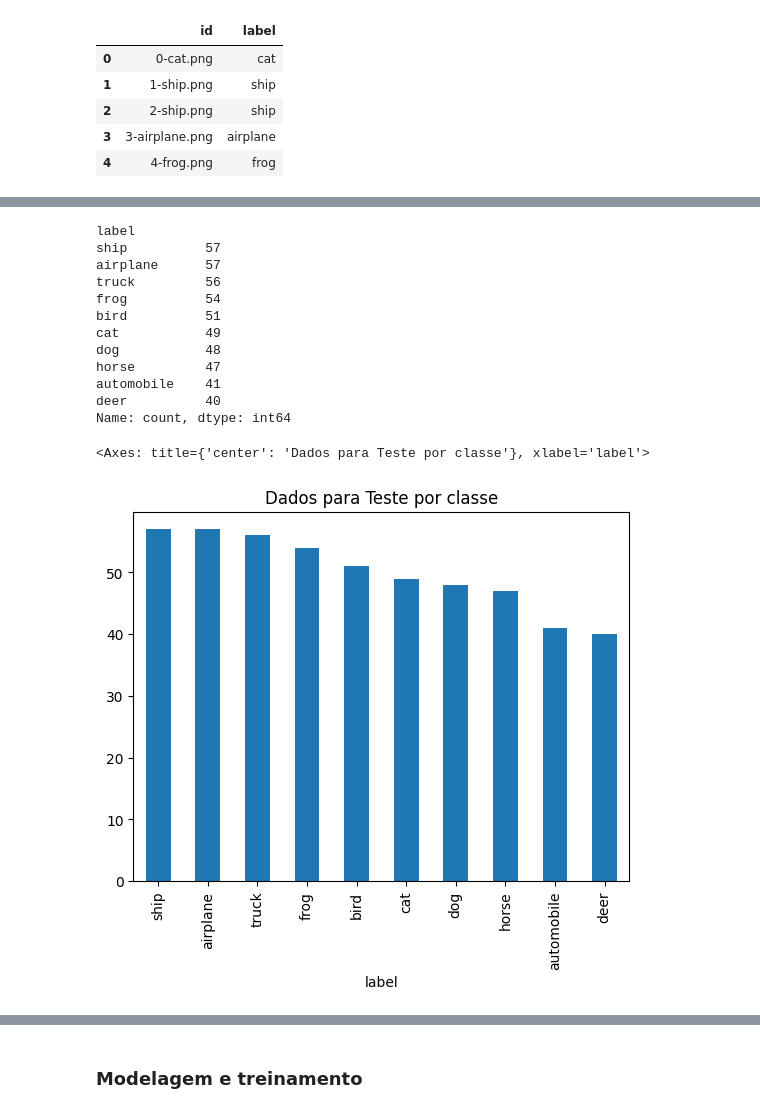
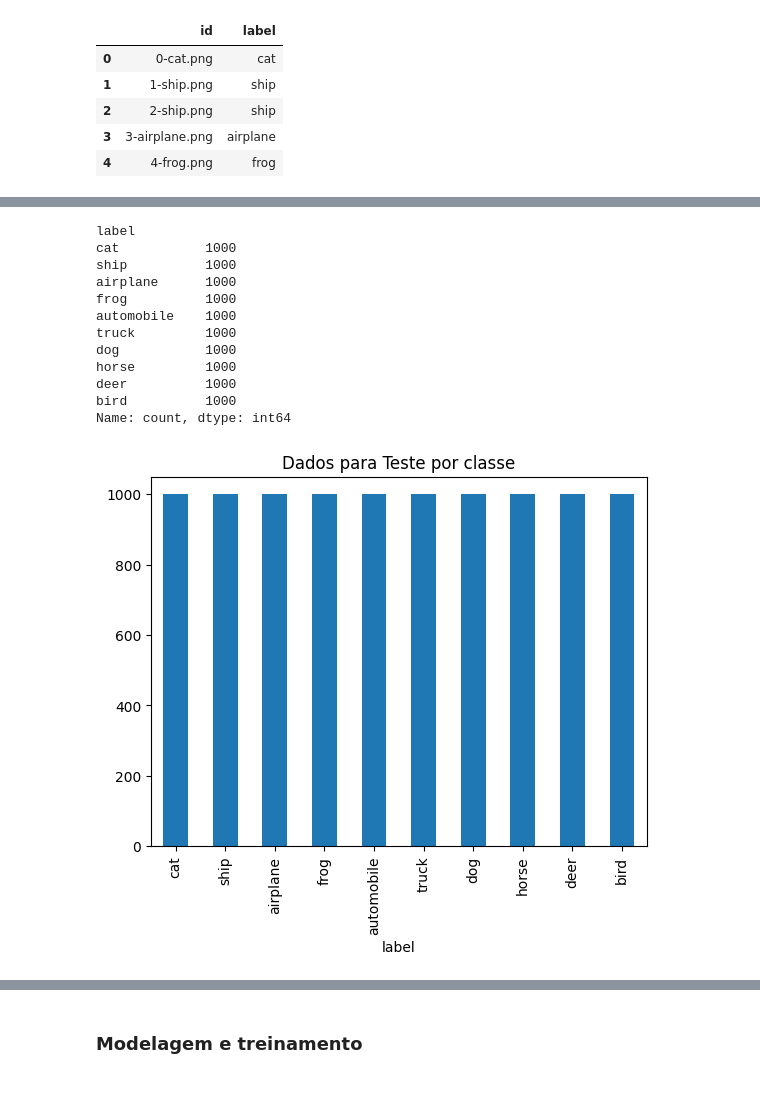
Before and after one commit to luis-rveiga/pucrj-cienciadadosanalytics, a Jupyter notebook: mvp-sprint-ii-machine-learning-analytics/deep-learning/mvp-sprint-ii-deep-learnig-final.ipynb, the cells around one changed output, grey strips where cells are left out. Cells and saved outputs as stored; diff of their text form; code cells hidden in the pictures.

```diff
--- a/mvp-sprint-ii-machine-learning-analytics/deep-learning/mvp-sprint-ii-deep-learnig-final.ipynb
+++ b/mvp-sprint-ii-machine-learning-analytics/deep-learning/mvp-sprint-ii-deep-learnig-final.ipynb
@@ -261,3 +251,8 @@ v_test_samples = 500 #X_test.shape[0]
+# %%
+# v_train_samples = 1000
+# v_test_samples = 200
+v_train_samples = X_train.shape[0]
+v_test_samples = X_test.shape[0]
 # %%
 train_samples = v_train_samples
 
@@ -309,21 +305,22 @@ Name: count, dtype: int64
 # %%
-print((test_df['label']).value_counts())
-test_df['label'].value_counts().plot.bar(title='Dados para Teste por classe')
+# print((test_df['label']).value_counts())
+# test_df['label'].value_counts().plot.bar(title='Dados para Teste por classe')
+
+plot_dataset_class(test_df, 'Dados para Teste por classe')
 # %% [output]
 label
-ship          57
-airplane      57
-truck         56
-frog          54
-bird          51
-cat           49
-dog           48
-horse         47
-automobile    41
-deer          40
+cat           1000
+ship          1000
+airplane      1000
+frog          1000
+automobile    1000
+truck         1000
+dog           1000
+horse         1000
+deer          1000
+bird          1000
 Name: count, dtype: int64
-<Axes: title={'center': 'Dados para Teste por classe'}, xlabel='label'>
-[figure, old version]
+[figure, new version]
 # %%
 print('Total de imagens para treinamento: %s' % len(os.listdir(train_dir)))
 print('Total de imagens para teste      : %s' % len(os.listdir(test_dir)))
```
Also changed, not shown: parts of 18 cells of this notebook.
